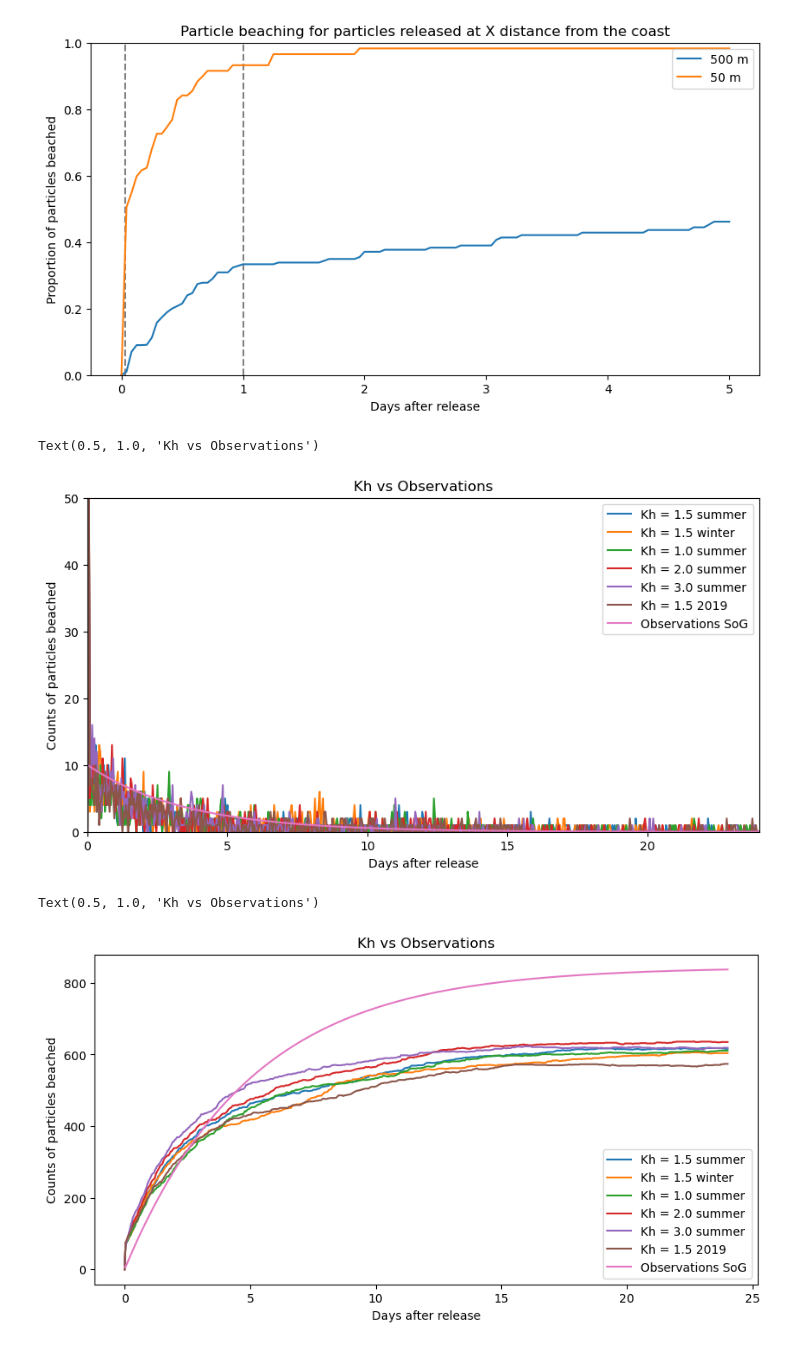
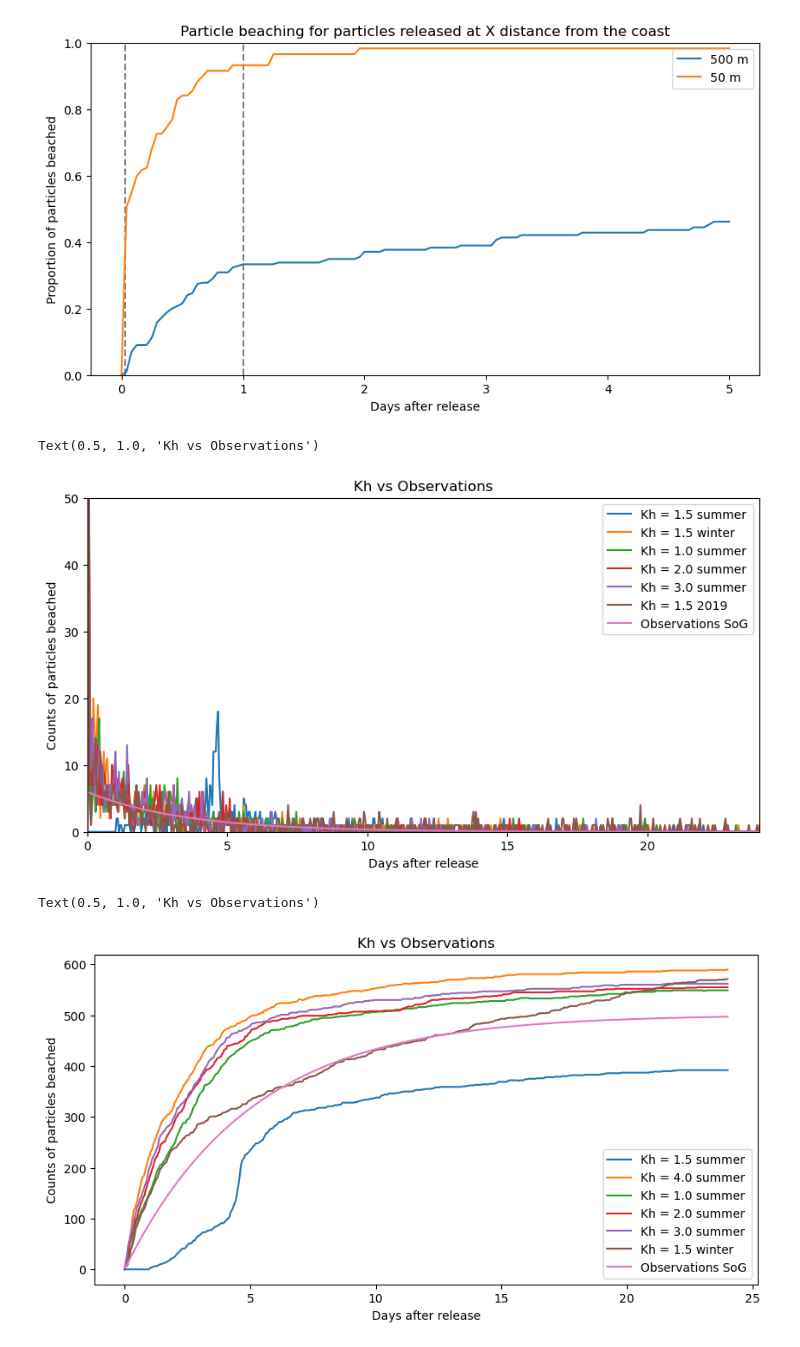
Before and after one commit to SalishSeaCast/analysis-jose, a Jupyter notebook: notebooks/parcels/Remote/Fibres/check_beach.ipynb, the cells around one changed output. Saved outputs shown, nothing was run; the diff lists cells and outputs as text; code cells hidden in the pictures.

```diff
--- a/notebooks/parcels/Remote/Fibres/check_beach.ipynb
+++ b/notebooks/parcels/Remote/Fibres/check_beach.ipynb
@@ -401,7 +401,7 @@ plt.plot(time,d6,label='Kh = 1.5 2019')
 #plt.axvline(x=time_prob(n,1.5)[1],linestyle='--',color='grey')
 
 alpha = 1/(3.5*24)
-p = 841* alpha * np.exp(-alpha*time2)
+p = 500* alpha * np.exp(-alpha*time2)
 plt.plot(time,p,label="Observations SoG")
 plt.xlim([0,24])
 plt.ylim([0,50])
@@ -411,7 +411,7 @@ plt.ylabel('Counts of particles beached')
 plt.title('Kh vs Observations')
 # %% [output]
 Text(0.5, 1.0, 'Kh vs Observations')
-[figure, old version]
+[figure, new version]
 # %%
 beach = ds.beached
 beach2 = ds2.beached
@@ -430,48 +430,56 @@ for t in range(beach.shape[1]):
     b5.append(np.count_nonzero(beach5[:,t] == 1.0))
     b6.append(np.count_nonzero(beach6[:,t] == 1.0))
 
+d = [b[1]]
+d.append(b2[1])
+d.append(b3[1])
+d.append(b4[1])
+d.append(b5[1])
+d.append(b6[1])
+mm=np.mean(d)
+
+b  = np.array(b[1:])-b[1]
+b2  = np.array(b2[1:])-b2[1]
+b3  = np.array(b3[1:])-b3[1]
+b4  = np.array(b4[1:])-b4[1]
+b5  = np.array(b5[1:])-b5[1]
+b6  = np.array(b6[1:])-b6[1]
+
 d = [b[0]]
 d2 = [b2[0]]
 d3 = [b3[0]]
 d4 = [b4[0]]
 d5 = [b5[0]]
 d6 = [b6[0]]
 
-for i in range(1,len(b)):
-    d.append(b[i] - (b[i-1]))
-    d2.append(b2[i] - (b2[i-1]))
-    d3.append(b3[i] - (b3[i-1]))
-    d4.append(b4[i] - (b4[i-1]))
-    d5.append(b5[i] - (b5[i-1]))
-    d6.append(b6[i] - (b6[i-1]))
-
-time = np.linspace(0,24,577)
-time2 = np.linspace(0,24*24,577)
-fig,axs = plt.subplots(1,1,figsize=(10,5))
+time = np.linspace(0,24,576)
+time2 = np.linspace(0,24*24,576)
+fig2,ax = plt.subplots(1,1,figsize=(10,5))
 plt.plot(time,b,label='Kh = 1.5 summer')
-plt.plot(time,b2,label='Kh = 1.5 winter')
+plt.plot(time,b2,label='Kh = 4.0 summer')
 plt.plot(time,b3,label='Kh = 1.0 summer')
 plt.plot(time,b4,label='Kh = 2.0 summer')
 plt.plot(time,b5,label='Kh = 3.0 summer')
-plt.plot(time,b6,label='Kh = 1.5 2019')
+plt.plot(time,b6,label='Kh = 1.5 winter')
 #plt.axvline(x=time_prob(n,1.5)[0],linestyle='--',color='grey')
 #plt.axvline(x=time_prob(n,1.5)[1],linestyle='--',color='grey')
 
 alpha = 1/(5*24)
-p = 841* alpha * np.exp(-alpha*time2)
+#p = (841-mm)* alpha * np.exp(-alpha*time2)
+p = (500)* alpha * np.exp(-alpha*time2)
 p2 =[p[0]]
 for i in range(1,len(time2)):
     p2.append(np.sum(p[:i]))
 plt.plot(time,p2,label="Observations SoG")
 #plt.xlim([0,24])
 #plt.ylim([0,50])
 plt.legend()
 plt.xlabel('Days after release')
 plt.ylabel('Counts of particles beached')
 plt.title('Kh vs Observations')
 # %% [output]
 Text(0.5, 1.0, 'Kh vs Observations')
-[figure, old version]
+[figure, new version]
 # %%
 beach = ds.beached
 beach2 = ds2.beached
```
Also changed, not shown: parts of 3 cells of this notebook, 1 other file.
